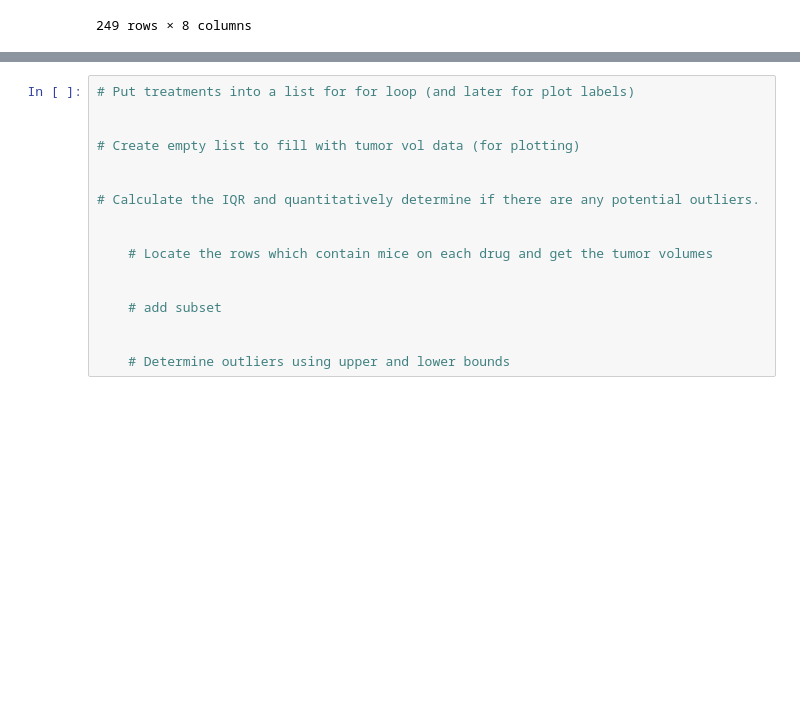
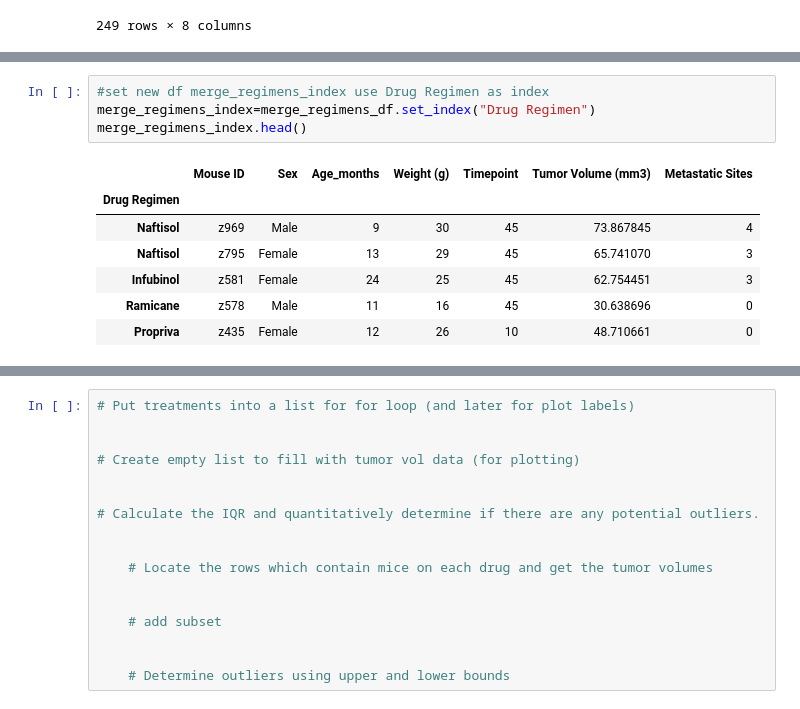
Before and after one commit to RZHANG2021/Matplotlib, a Jupyter notebook: pymaceuticals_starter.ipynb, the cells around one changed output, grey strips where cells are left out. Saved outputs shown, nothing was run; the diff lists cells and outputs as text; blank space fills up the shorter version.

```diff
--- a/pymaceuticals_starter.ipynb
+++ b/pymaceuticals_starter.ipynb
@@ -359,0 +354,12 @@ SyntaxError: invalid syntax (<ipython-input-24-b066a3faaa77>, line 2)
+# %%
+#set new df merge_regimens_index use Drug Regimen as index
+merge_regimens_index=merge_regimens_df.set_index("Drug Regimen")
+merge_regimens_index.head()
+# %% [output]
+|  | Mouse ID | Sex | Age_months | Weight (g) | Timepoint | Tumor Volume (mm3) | Metastatic Sites |
+| Drug Regimen |  |  |  |  |  |  |  |
+| Naftisol | z969 | Male | 9 | 30 | 45 | 73.867845 | 4 |
+| Naftisol | z795 | Female | 13 | 29 | 45 | 65.741070 | 3 |
+| Infubinol | z581 | Female | 24 | 25 | 45 | 62.754451 | 3 |
+| Ramicane | z578 | Male | 11 | 16 | 45 | 30.638696 | 0 |
+| Propriva | z435 | Female | 12 | 26 | 10 | 48.710661 | 0 |
```
Also changed, not shown: parts of 10 cells of this notebook.
